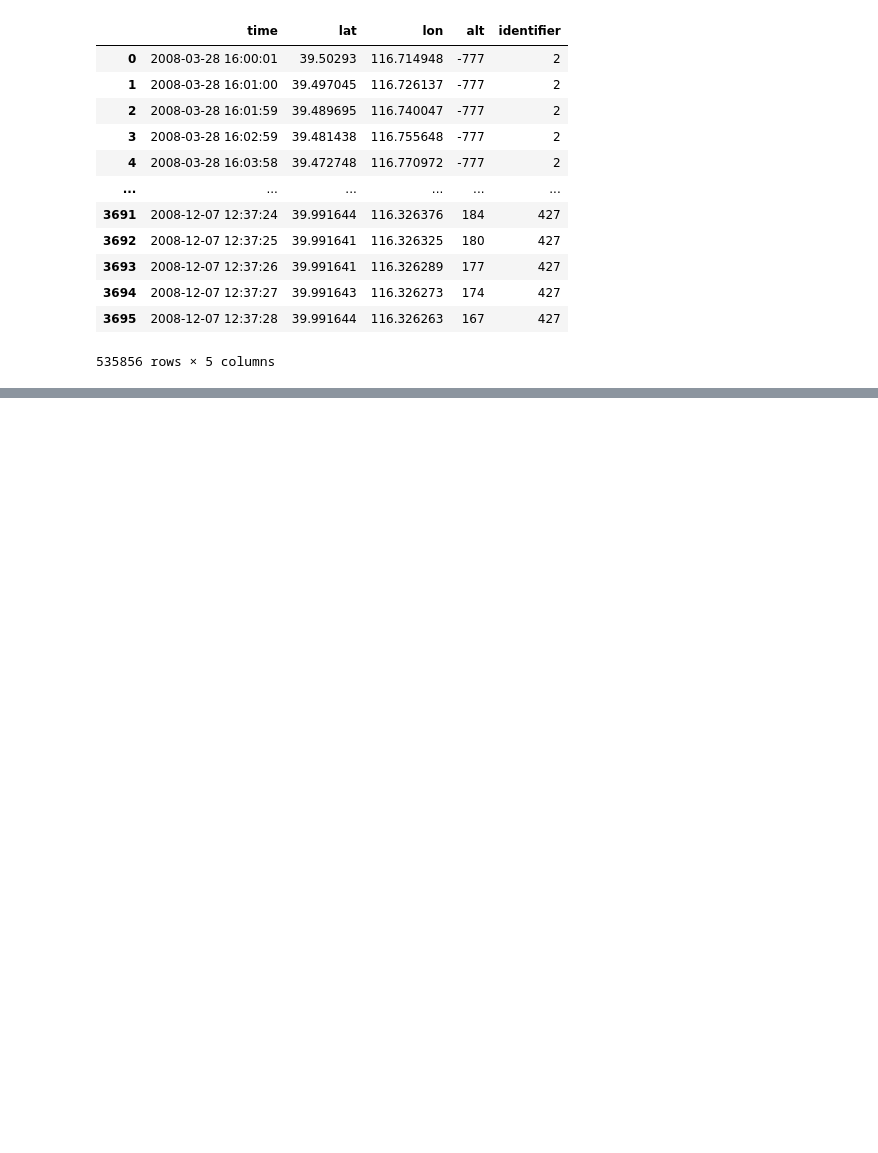
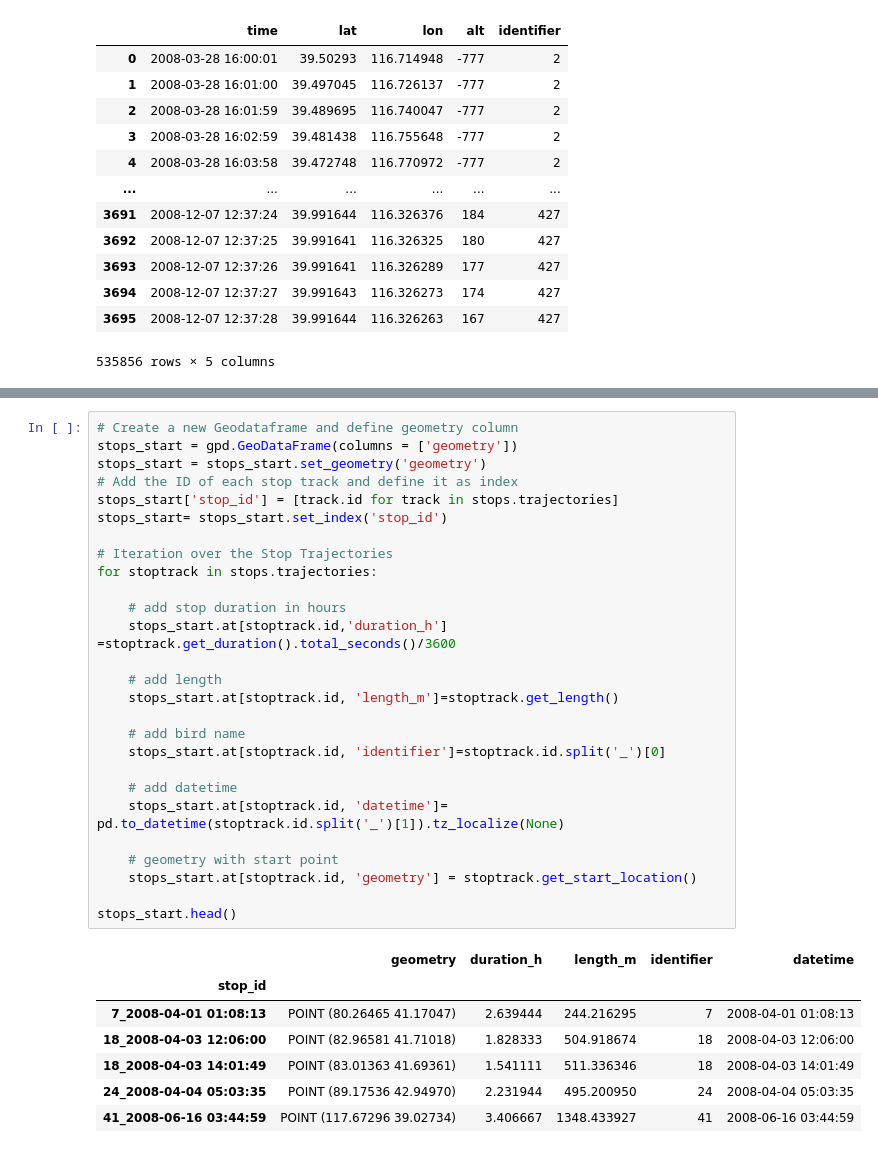
Before and after one commit to gifilipakis/research_Geolife, a Jupyter notebook: Motifs.ipynb, the cells around one changed output, grey strips where cells are left out. Cells and saved outputs as stored; diff of their text form; blank space fills up the shorter version.

```diff
--- a/Motifs.ipynb
+++ b/Motifs.ipynb
@@ -92,0 +302,35 @@ draw_motif(transport_df,gps_points_df)
+# %%
+# Create a new Geodataframe and define geometry column
+stops_start = gpd.GeoDataFrame(columns = ['geometry'])
+stops_start = stops_start.set_geometry('geometry')
+# Add the ID of each stop track and define it as index
+stops_start['stop_id'] = [track.id for track in stops.trajectories]
+stops_start= stops_start.set_index('stop_id')
+
+# Iteration over the Stop Trajectories
+for stoptrack in stops.trajectories:
+
+    # add stop duration in hours
+    stops_start.at[stoptrack.id,'duration_h'] =stoptrack.get_duration().total_seconds()/3600
+
+    # add length
+    stops_start.at[stoptrack.id, 'length_m']=stoptrack.get_length()
+
+    # add bird name
+    stops_start.at[stoptrack.id, 'identifier']=stoptrack.id.split('_')[0]
+
+    # add datetime
+    stops_start.at[stoptrack.id, 'datetime']= pd.to_datetime(stoptrack.id.split('_')[1]).tz_localize(None)
+
+    # geometry with start point
+    stops_start.at[stoptrack.id, 'geometry'] = stoptrack.get_start_location()
+
+stops_start.head()
+# %% [output]
+|  | geometry | duration_h | length_m | identifier | datetime |
+| stop_id |  |  |  |  |  |
+| 7_2008-04-01 01:08:13 | POINT (80.26465 41.17047) | 2.639444 | 244.216295 | 7 | 2008-04-01 01:08:13 |
+| 18_2008-04-03 12:06:00 | POINT (82.96581 41.71018) | 1.828333 | 504.918674 | 18 | 2008-04-03 12:06:00 |
+| 18_2008-04-03 14:01:49 | POINT (83.01363 41.69361) | 1.541111 | 511.336346 | 18 | 2008-04-03 14:01:49 |
+| 24_2008-04-04 05:03:35 | POINT (89.17536 42.94970) | 2.231944 | 495.200950 | 24 | 2008-04-04 05:03:35 |
+| 41_2008-06-16 03:44:59 | POINT (117.67296 39.02734) | 3.406667 | 1348.433927 | 41 | 2008-06-16 03:44:59 |
```
Also changed, not shown: parts of 15 cells of this notebook.
